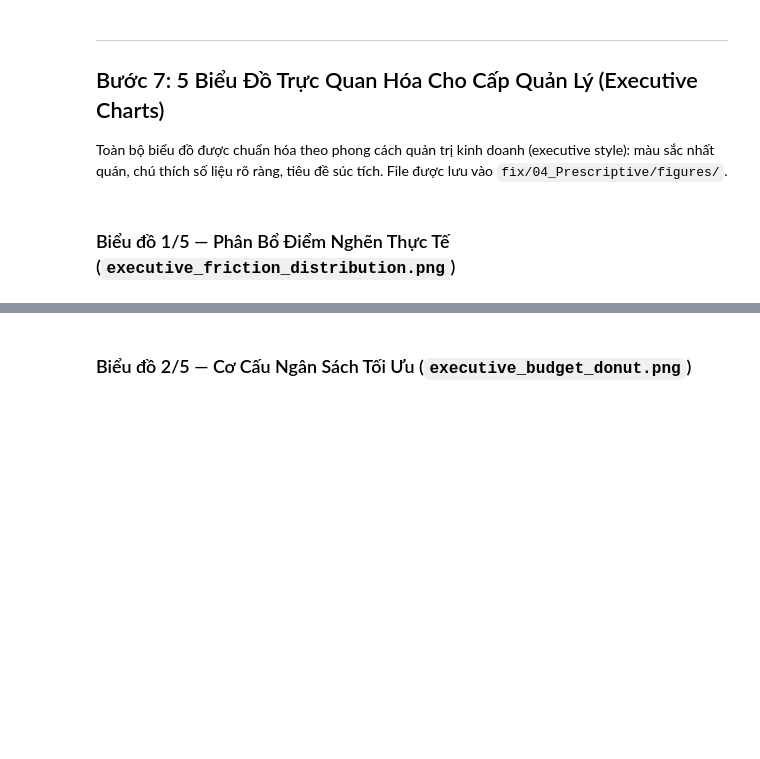
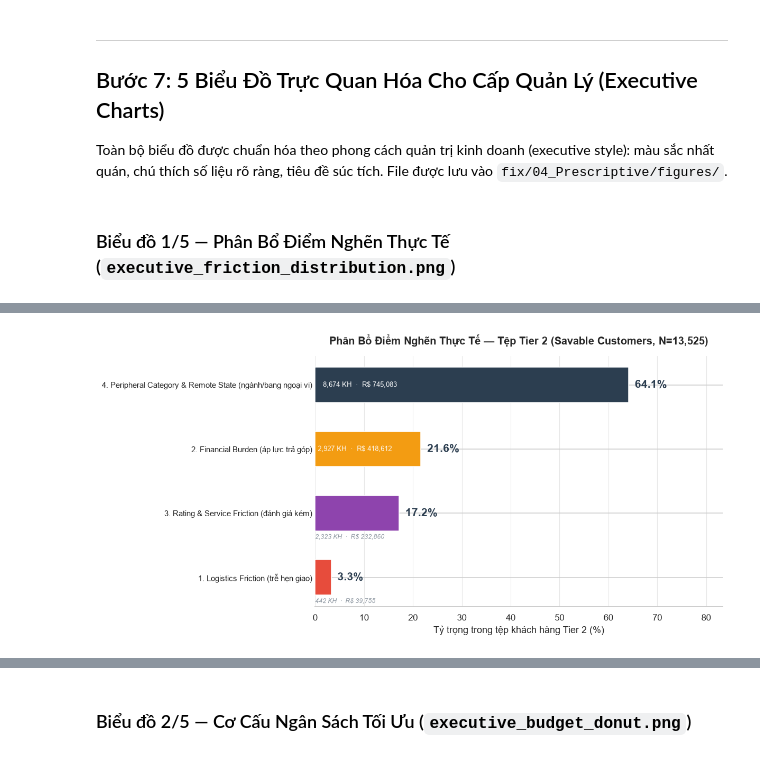
Before and after one commit to TheUn4given123jkbkjs/Data_Analytic_and_Visualization_Olist, a Jupyter notebook: 04_Prescriptive/Prescriptive_Analysis.ipynb, the cells around one changed output, grey strips where cells are left out. Cells and saved outputs as stored; diff of their text form; code cells hidden in the pictures; blank space fills up the shorter version.

```diff
--- a/04_Prescriptive/Prescriptive_Analysis.ipynb
+++ b/04_Prescriptive/Prescriptive_Analysis.ipynb
@@ -849,0 +818,53 @@ plt.show()
+# %%
+
+fig, ax = plt.subplots(figsize=(11, 5.5))
+
+chart1_data = friction_summary.sort_values("Tỷ Trọng (%)", ascending=True).reset_index(drop=True)
+color_map_c1 = {
+    "1. Logistics Friction (trễ hẹn giao)": PALETTE["logistics"],
+    "2. Financial Burden (áp lực trả góp)": PALETTE["financial"],
+    "3. Rating & Service Friction (đánh giá kém)": PALETTE["review"],
+    "4. Peripheral Category & Remote State (ngành/bang ngoại vi)": PALETTE["category"],
+}
+colors_c1 = chart1_data["Nhóm Điểm Nghẽn"].map(color_map_c1)
+
+bars = ax.barh(
+    chart1_data["Nhóm Điểm Nghẽn"], chart1_data["Tỷ Trọng (%)"],
+    color=colors_c1, edgecolor="white", height=0.55, zorder=3,
+)
+
+max_pct = chart1_data["Tỷ Trọng (%)"].max()
+ax.set_xlim(0, max_pct * 1.30)
+ax.grid(axis="x", color="#e6e6e6", linewidth=0.7, zorder=0)
+ax.set_axisbelow(True)
+
+for bar, (_, row) in zip(bars, chart1_data.iterrows()):
+    width = bar.get_width()
+    y = bar.get_y() + bar.get_height() / 2
+
+    # Điểm nhấn chính: % — to, đậm, ngay sau đầu cột
+    ax.text(width + max_pct * 0.02, y, f"{row['Tỷ Trọng (%)']:.1f}%",
+            va="center", ha="left", fontsize=14, fontweight="bold", color="#2C3E50")
+
+    # Chi tiết phụ: số KH & doanh thu — nhỏ, nhẹ.
+    # Cột đủ dài: đặt BÊN TRONG (trắng, căn trái). Cột ngắn: đặt Ở DƯỚI cột
+    # (không đặt cạnh % vì dễ chồng chữ khi cột quá ngắn).
+    detail = f"{row['Số Khách Hàng']:,} KH  ·  R$ {row['Doanh Thu Liên Quan (R$)']:,.0f}"
+    if width > max_pct * 0.30:
+        ax.text(width * 0.025, y, detail, va="center", ha="left",
+                fontsize=8.5, color="white", alpha=0.95)
+    else:
+        ax.text(0, bar.get_y() - 0.05, detail, va="top", ha="left",
+                fontsize=7.8, color="#9099a3", style="italic")
+
+ax.set_xlabel("Tỷ trọng trong tệp khách hàng Tier 2 (%)")
+ax.set_title(f"Phân Bổ Điểm Nghẽn Thực Tế — Tệp Tier 2 (Savable Customers, N={N_TIER2:,})", pad=14)
+ax.spines[["top", "right", "left"]].set_visible(False)
+ax.tick_params(axis="y", length=0, labelsize=10)
+
+plt.tight_layout()
+plt.savefig(os.path.join(FIGURES_OUT_DIR, "executive_friction_distribution.png"),
+            dpi=150, bbox_inches="tight")
+plt.show()
+# %% [output]
+[figure, added]
```
Also changed, not shown: parts of 11 cells of this notebook, 5 other files.
